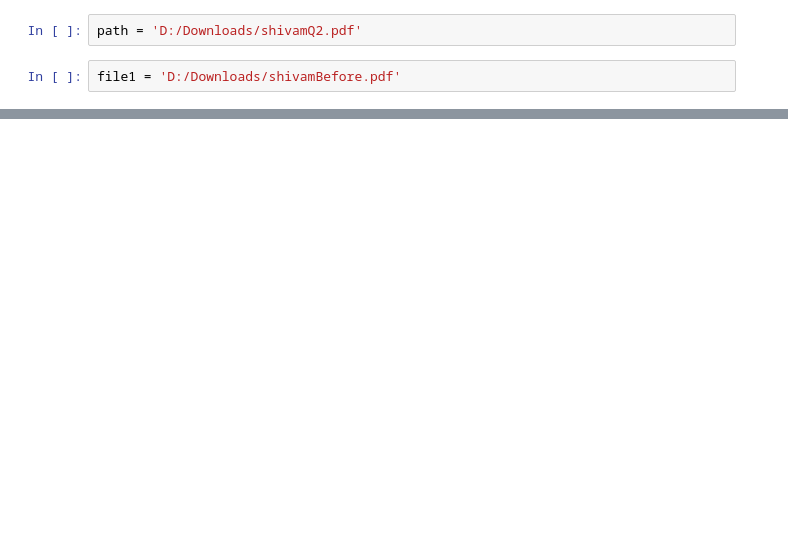
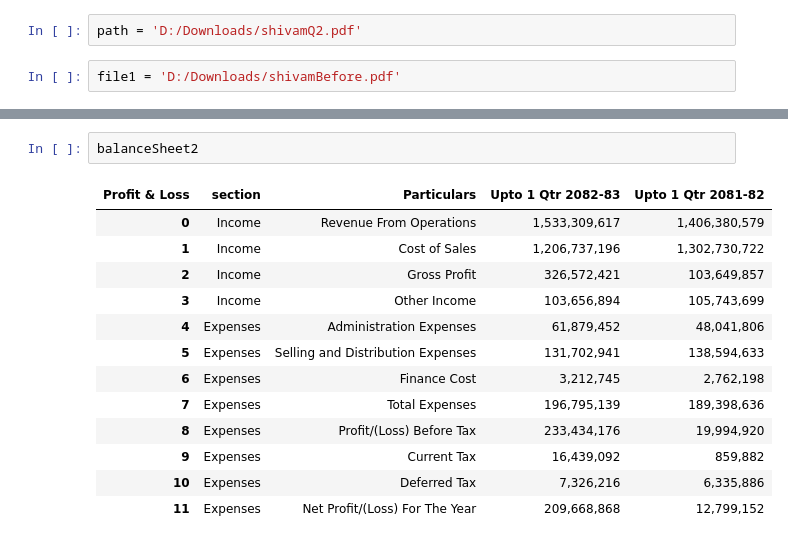
Before and after one commit to ma-nsh/businessFundamentals, a Jupyter notebook: pdfReading.ipynb, the cells around one changed output, grey strips where cells are left out. Saved outputs shown, nothing was run; the diff lists cells and outputs as text; blank space fills up the shorter version.

```diff
--- a/pdfReading.ipynb
+++ b/pdfReading.ipynb
@@ -82,0 +170,16 @@ Object `contains` not found.
+# %%
+balanceSheet2
+# %% [output]
+| Profit & Loss | section | Particulars | Upto 1 Qtr 2082-83 | Upto 1 Qtr 2081-82 |
+| 0 | Income | Revenue From Operations | 1,533,309,617 | 1,406,380,579 |
+| 1 | Income | Cost of Sales | 1,206,737,196 | 1,302,730,722 |
+| 2 | Income | Gross Profit | 326,572,421 | 103,649,857 |
+| 3 | Income | Other Income | 103,656,894 | 105,743,699 |
+| 4 | Expenses | Administration Expenses | 61,879,452 | 48,041,806 |
+| 5 | Expenses | Selling and Distribution Expenses | 131,702,941 | 138,594,633 |
+| 6 | Expenses | Finance Cost | 3,212,745 | 2,762,198 |
+| 7 | Expenses | Total Expenses | 196,795,139 | 189,398,636 |
+| 8 | Expenses | Profit/(Loss) Before Tax | 233,434,176 | 19,994,920 |
+| 9 | Expenses | Current Tax | 16,439,092 | 859,882 |
+| 10 | Expenses | Deferred Tax | 7,326,216 | 6,335,886 |
+| 11 | Expenses | Net Profit/(Loss) For The Year | 209,668,868 | 12,799,152 |
```
Also changed, not shown: parts of 10 cells of this notebook.
